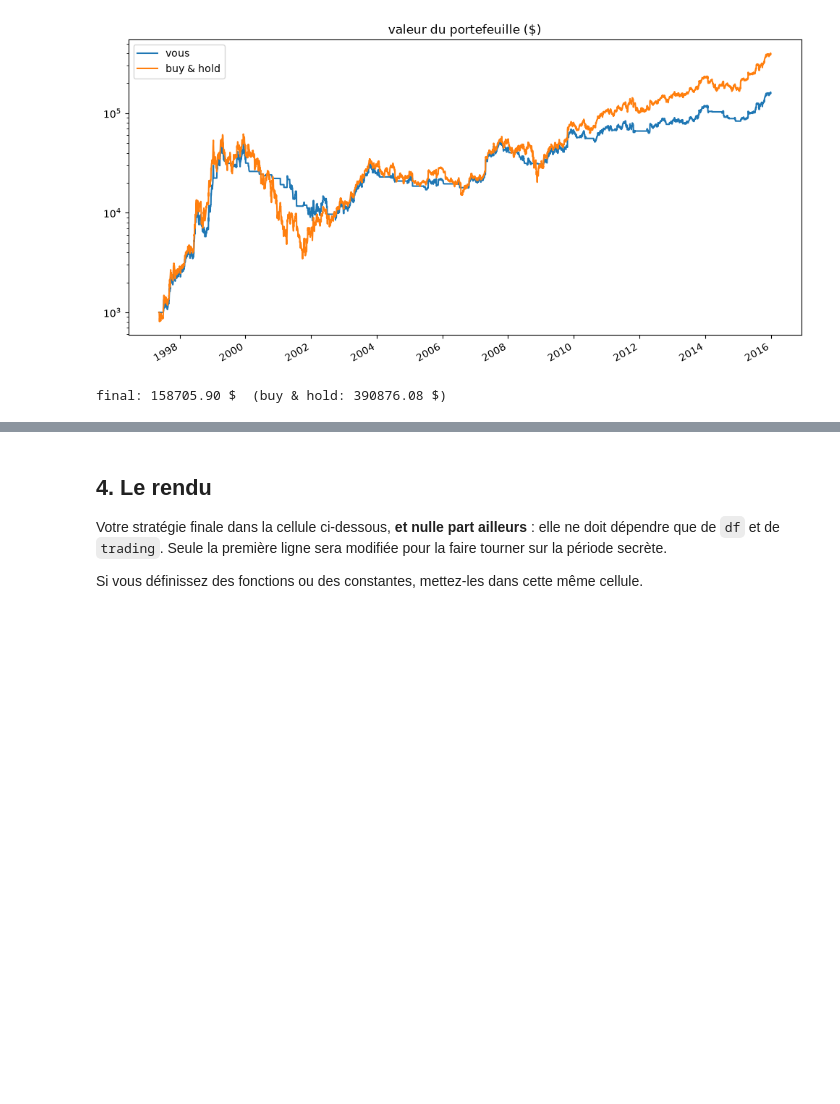
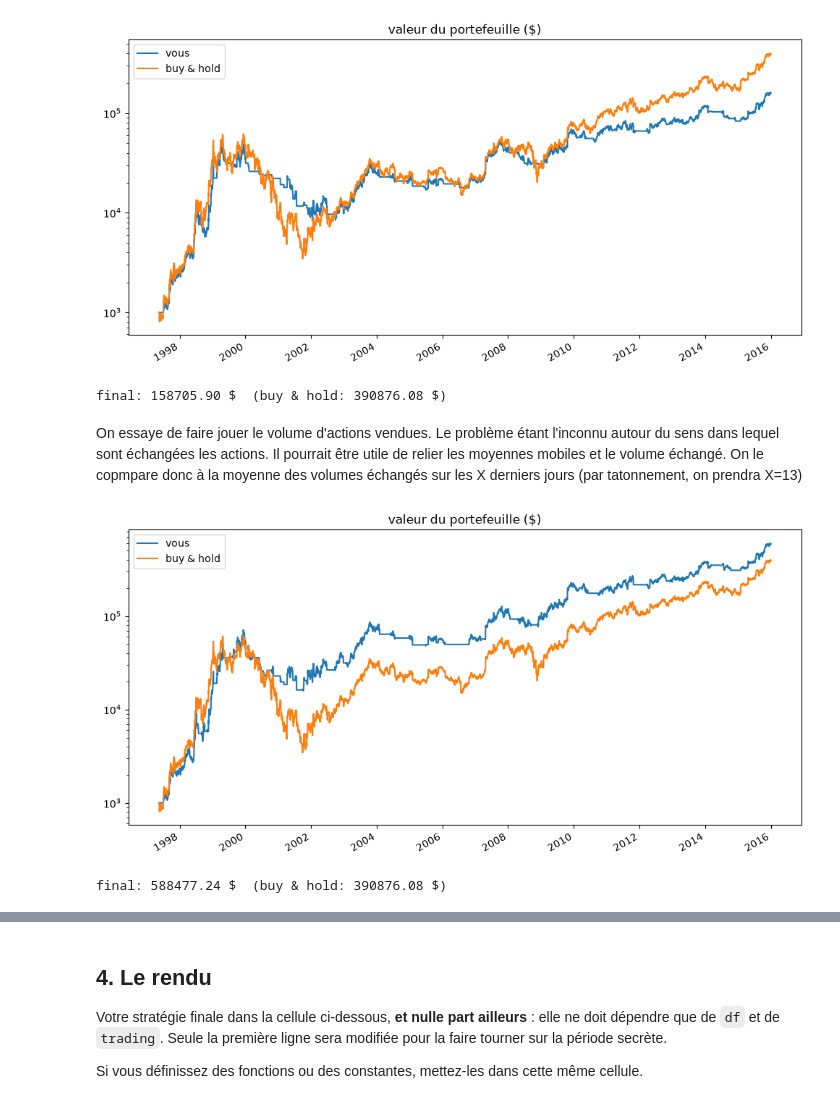
Before and after one commit to SIMVIA-lucas-sovre/projet-trading-pandas, a Jupyter notebook: groupe-4.ipynb, the cells around one changed output, grey strips where cells are left out. Saved outputs shown, nothing was run; the diff lists cells and outputs as text; code cells hidden in the pictures; blank space fills up the shorter version.

```diff
--- a/groupe-4.ipynb
+++ b/groupe-4.ipynb
@@ -362,3 +378,36 @@ stock.plot()
 # %% [output]
 [figure]
 final: 158705.90 $  (buy & hold: 390876.08 $)
+# %% [markdown]
+On essaye de faire jouer le volume d'actions vendues. Le problème étant l'inconnu autour du sens dans lequel sont échangées les actions. Il pourrait être utile de relier les moyennes mobiles et le volume échangé. On le copmpare donc à la moyenne des volumes échangés sur les X derniers jours (par tatonnement, on prendra X=13)
+# %%
+stock = Stock(df, end='2015')
+for date, history in stock.days():
+
+
+    p=history.Close
+    v=history["Volume"]
+    moy20=history.Close.rolling(5).mean().iloc[-1] #on teste sur une moyenne sur 5 jours
+    moy100=history.Close.rolling(100).mean().iloc[-1]
+    vol13=history.Volume.rolling(13).mean().iloc[-1]
+
+
+
+    if np.logical_not(pd.isna(moy100)) and np.logical_not(pd.isna(moy20)):
+        if moy20 > moy100 and v.iloc[-1] > 1.5 * vol13 and stock.bankAccount() > 0:
+            stock.buy()
+
+
+        if moy100 > moy20 and v.iloc[-1] > 1.5 * vol13 and stock.amount() > 0:
+            stock.sell()
+
+
+    if stock.price()>(moy20+0.1*moy20) and stock.bankAccount()>0:
+        stock.buy()
+    if stock.price()<(moy20-0.1*moy20) and stock.amount()>0:
+        stock.sell()
+
+stock.plot()
+# %% [output]
+[figure, added]
+final: 588477.24 $  (buy & hold: 390876.08 $)
```
Also changed, not shown: parts of 23 cells of this notebook.
